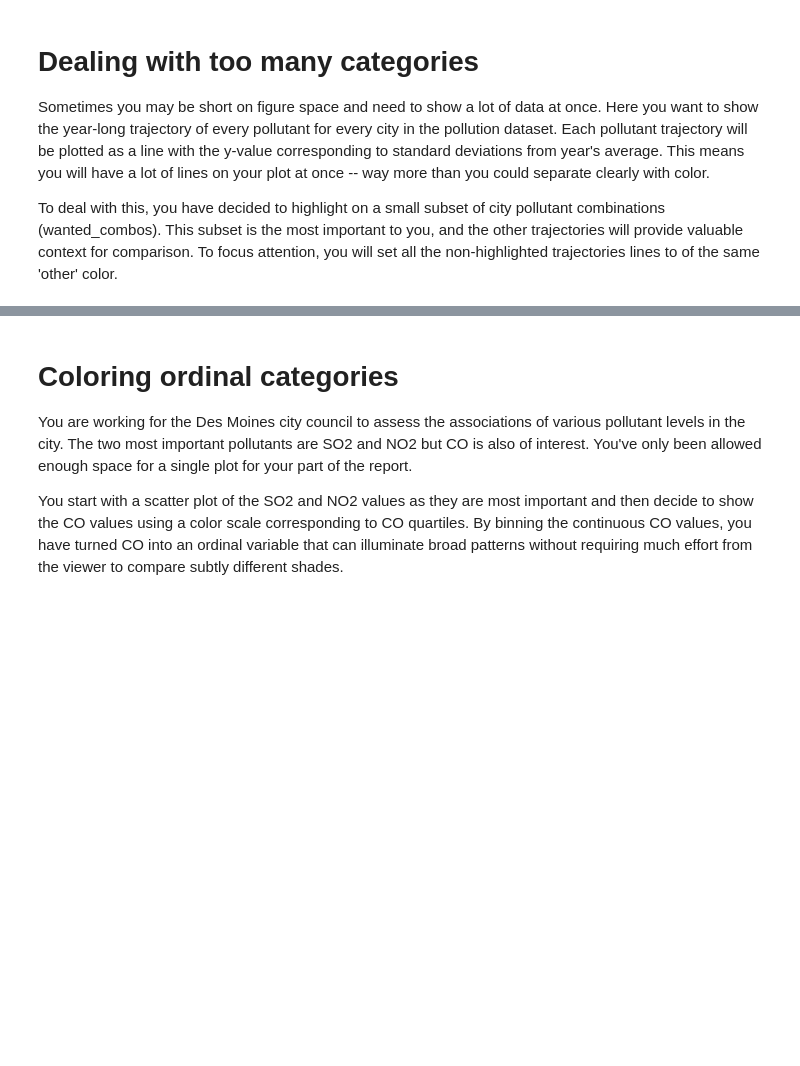
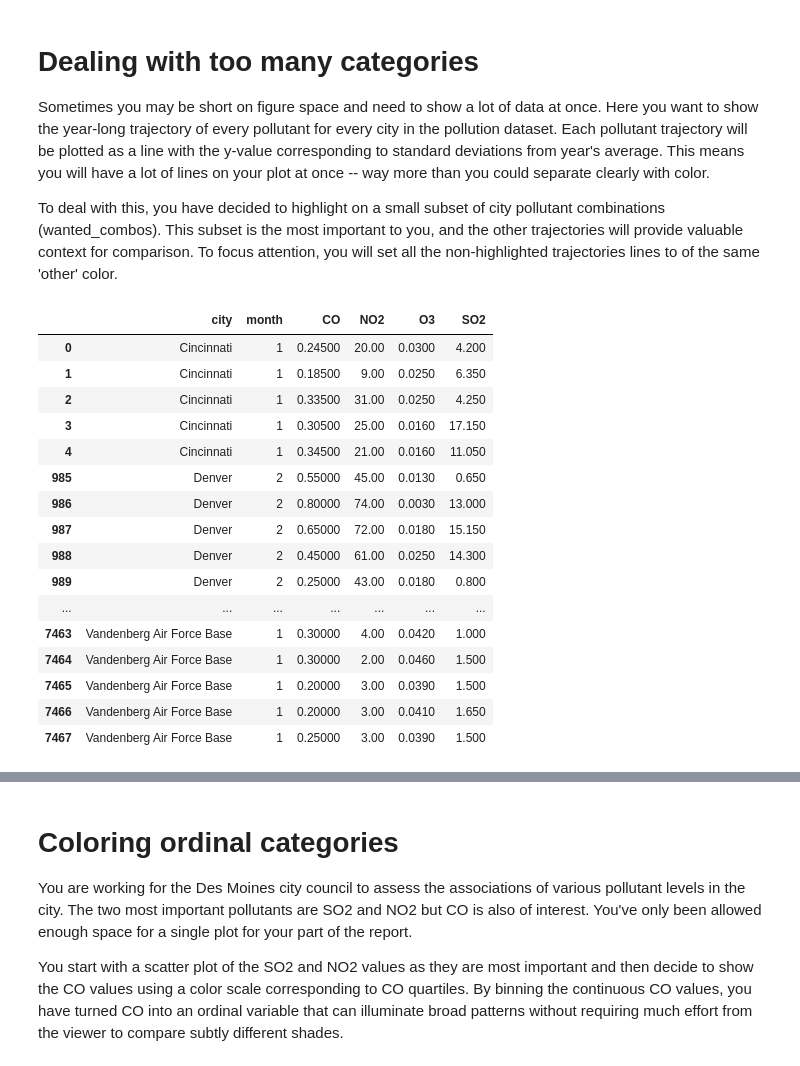
Before and after one commit to MohamedFarih/datacamp-playground, a Jupyter notebook: improving-your-data-visualizations-in-python/2. Using color in your visualizations/notebook_section_2.ipynb, the cells around one changed output, grey strips where cells are left out. Cells and saved outputs as stored; diff of their text form; code cells hidden in the pictures; blank space fills up the shorter version.

```diff
--- a/improving-your-data-visualizations-in-python/2. Using color in your visualizations/notebook_section_2.ipynb
+++ b/improving-your-data-visualizations-in-python/2. Using color in your visualizations/notebook_section_2.ipynb
@@ -149,6 +224,28 @@ plt.show()
 Sometimes you may be short on figure space and need to show a lot of data at once. Here you want to show the year-long trajectory of every pollutant for every city in the pollution dataset. Each pollutant trajectory will be plotted as a line with the y-value corresponding to standard deviations from year's average. This means you will have a lot of lines on your plot at once -- way more than you could separate clearly with color.
 
 To deal with this, you have decided to highlight on a small subset of city pollutant combinations (wanted_combos). This subset is the most important to you, and the other trajectories will provide valuable context for comparison. To focus attention, you will set all the non-highlighted trajectories lines to of the same 'other' color.
+# %%
+data = pollution[['city', 'month', 'CO', 'NO2', 'O3', 'SO2']]
+data = data.groupby('city')
+data.head()
+# %% [output]
+|  | city | month | CO | NO2 | O3 | SO2 |
+| 0 | Cincinnati | 1 | 0.24500 | 20.00 | 0.0300 | 4.200 |
+| 1 | Cincinnati | 1 | 0.18500 | 9.00 | 0.0250 | 6.350 |
+| 2 | Cincinnati | 1 | 0.33500 | 31.00 | 0.0250 | 4.250 |
+| 3 | Cincinnati | 1 | 0.30500 | 25.00 | 0.0160 | 17.150 |
+| 4 | Cincinnati | 1 | 0.34500 | 21.00 | 0.0160 | 11.050 |
+| 985 | Denver | 2 | 0.55000 | 45.00 | 0.0130 | 0.650 |
+| 986 | Denver | 2 | 0.80000 | 74.00 | 0.0030 | 13.000 |
+| 987 | Denver | 2 | 0.65000 | 72.00 | 0.0180 | 15.150 |
+| 988 | Denver | 2 | 0.45000 | 61.00 | 0.0250 | 14.300 |
+| 989 | Denver | 2 | 0.25000 | 43.00 | 0.0180 | 0.800 |
+| ... | ... | ... | ... | ... | ... | ... |
+| 7463 | Vandenberg Air Force Base | 1 | 0.30000 | 4.00 | 0.0420 | 1.000 |
+| 7464 | Vandenberg Air Force Base | 1 | 0.30000 | 2.00 | 0.0460 | 1.500 |
+| 7465 | Vandenberg Air Force Base | 1 | 0.20000 | 3.00 | 0.0390 | 1.500 |
+| 7466 | Vandenberg Air Force Base | 1 | 0.20000 | 3.00 | 0.0410 | 1.650 |
+| 7467 | Vandenberg Air Force Base | 1 | 0.25000 | 3.00 | 0.0390 | 1.500 |
 # %%
 # Choose the combos that get distinct colors
 wanted_combos = ['Vandenberg Air Force Base NO2', 'Long Beach CO', 'Cincinnati SO2']
```
Also changed, not shown: parts of 17 cells of this notebook, 10 other files.
